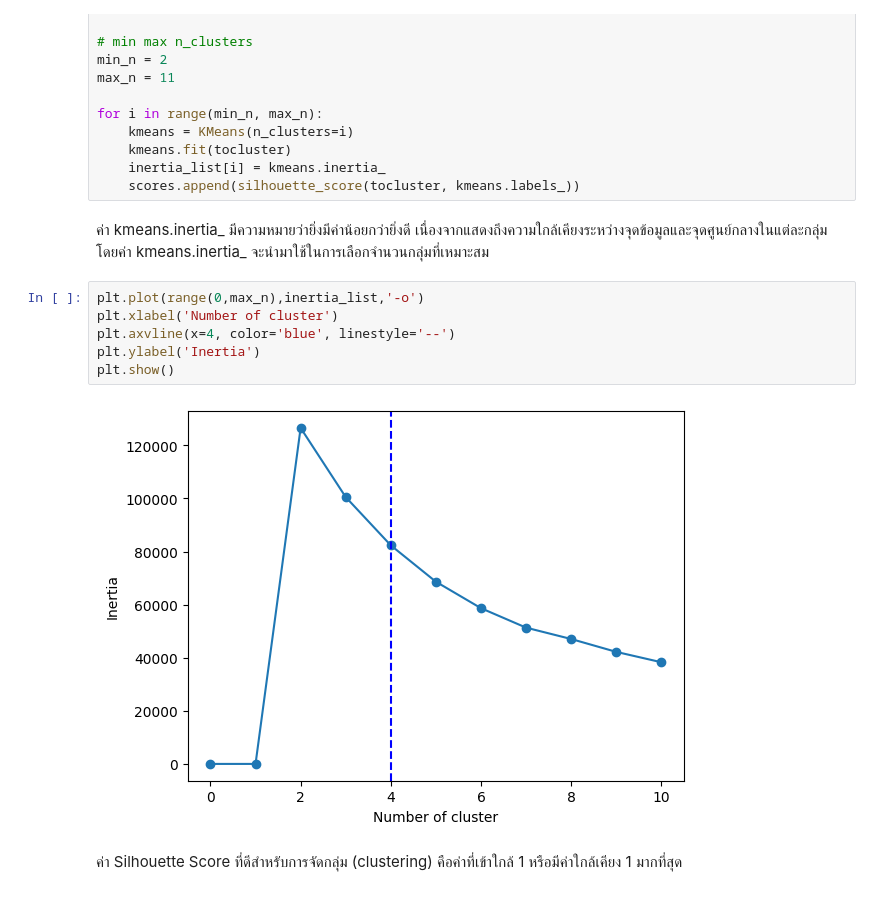
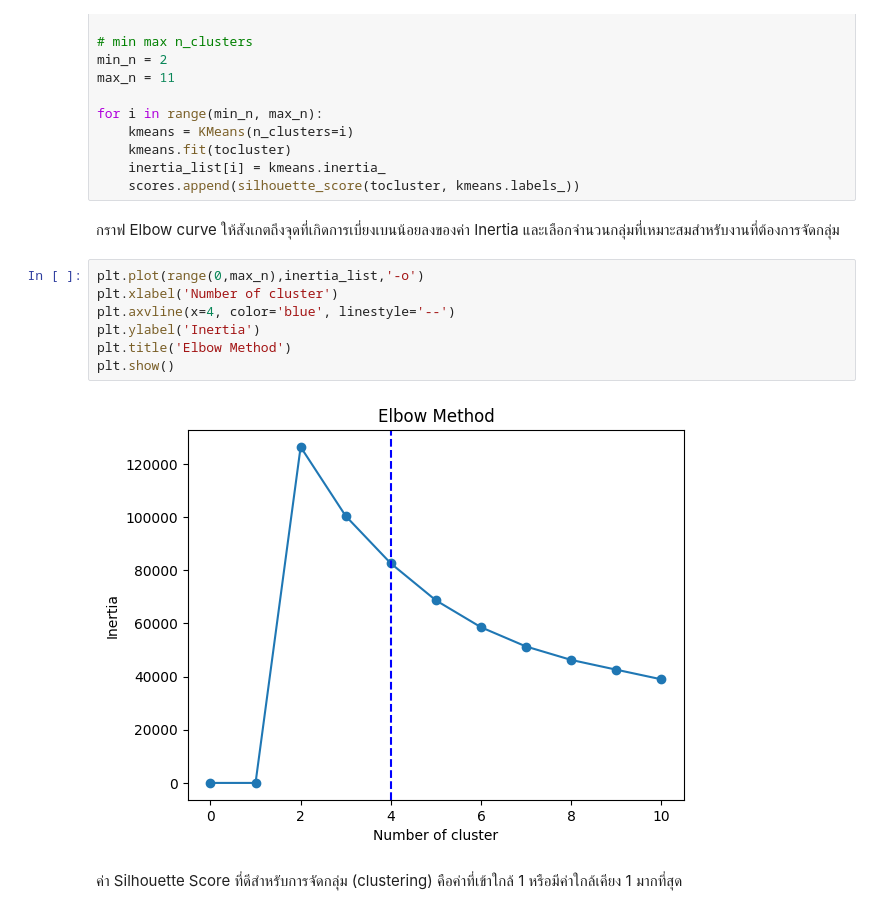
Before and after one commit to MixGaming0959/Recommendation_System, a Jupyter notebook: Recomandation_KMeans.ipynb, the cells around one changed output. Cells and saved outputs as stored; diff of their text form.

Commit message:
เิ่ม Elbow Method

```diff
--- a/Recomandation_KMeans.ipynb
+++ b/Recomandation_KMeans.ipynb
@@ -234,16 +234,17 @@ for i in range(min_n, max_n):
     kmeans.fit(tocluster)
     inertia_list[i] = kmeans.inertia_
     scores.append(silhouette_score(tocluster, kmeans.labels_))
-# %% [markdown]
-ค่า kmeans.inertia_ มีความหมายว่ายิ่งมีค่าน้อยกว่ายิ่งดี เนื่องจากแสดงถึงความใกล้เคียงระหว่างจุดข้อมูลและจุดศูนย์กลางในแต่ละกลุ่ม โดยค่า kmeans.inertia_ จะนำมาใช้ในการเลือกจำนวนกลุ่มที่เหมาะสม
+# %% [markdown]
+กราฟ Elbow curve ให้สังเกตถึงจุดที่เกิดการเบี่ยงเบนน้อยลงของค่า Inertia และเลือกจำนวนกลุ่มที่เหมาะสมสำหรับงานที่ต้องการจัดกลุ่ม
 # %%
 plt.plot(range(0,max_n),inertia_list,'-o')
 plt.xlabel('Number of cluster')
 plt.axvline(x=4, color='blue', linestyle='--')
 plt.ylabel('Inertia')
+plt.title('Elbow Method')
 plt.show()
 # %% [output]
-[figure, old version]
+[figure, new version]
 # %% [markdown]
 ค่า Silhouette Score ที่ดีสำหรับการจัดกลุ่ม (clustering) คือค่าที่เข้าใกล้ 1 หรือมีค่าใกล้เคียง 1 มากที่สุด
 # %%
```
Also changed, not shown: parts of 9 cells of this notebook, 1 other file.
